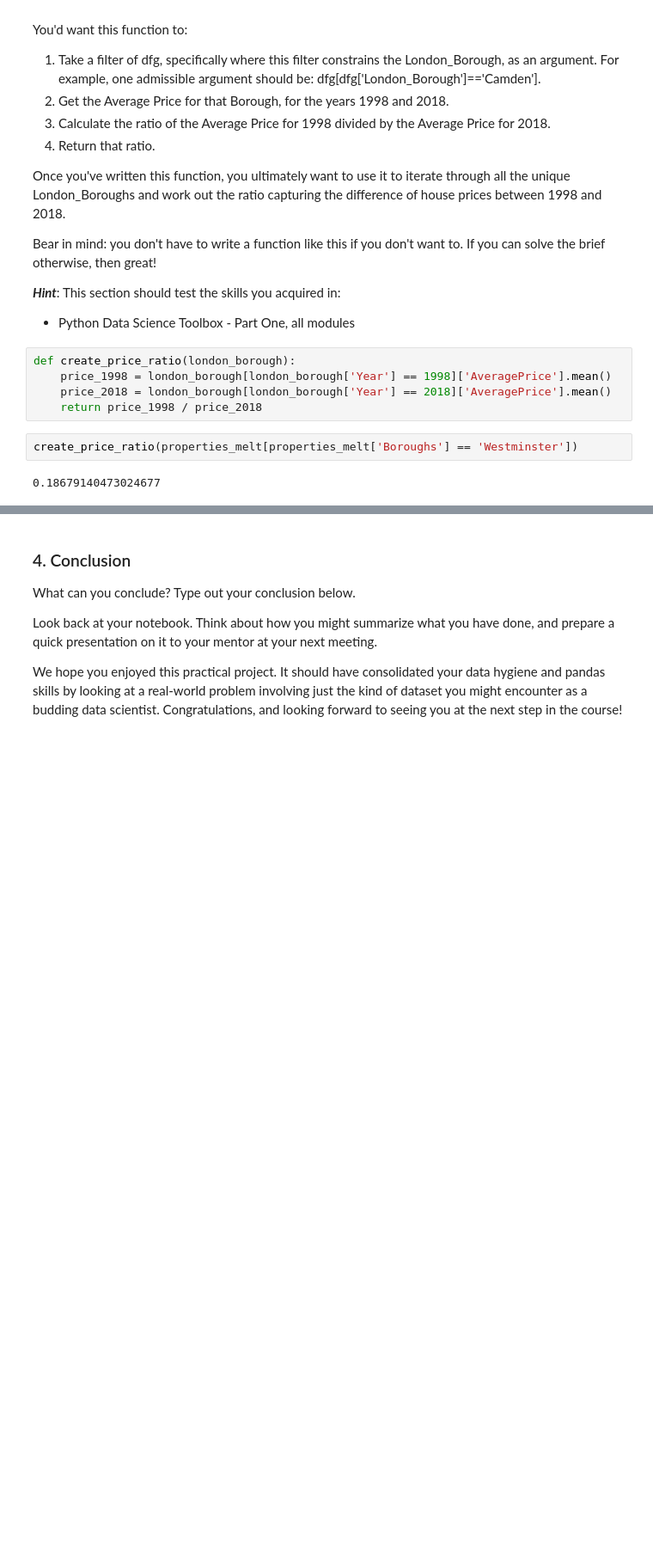
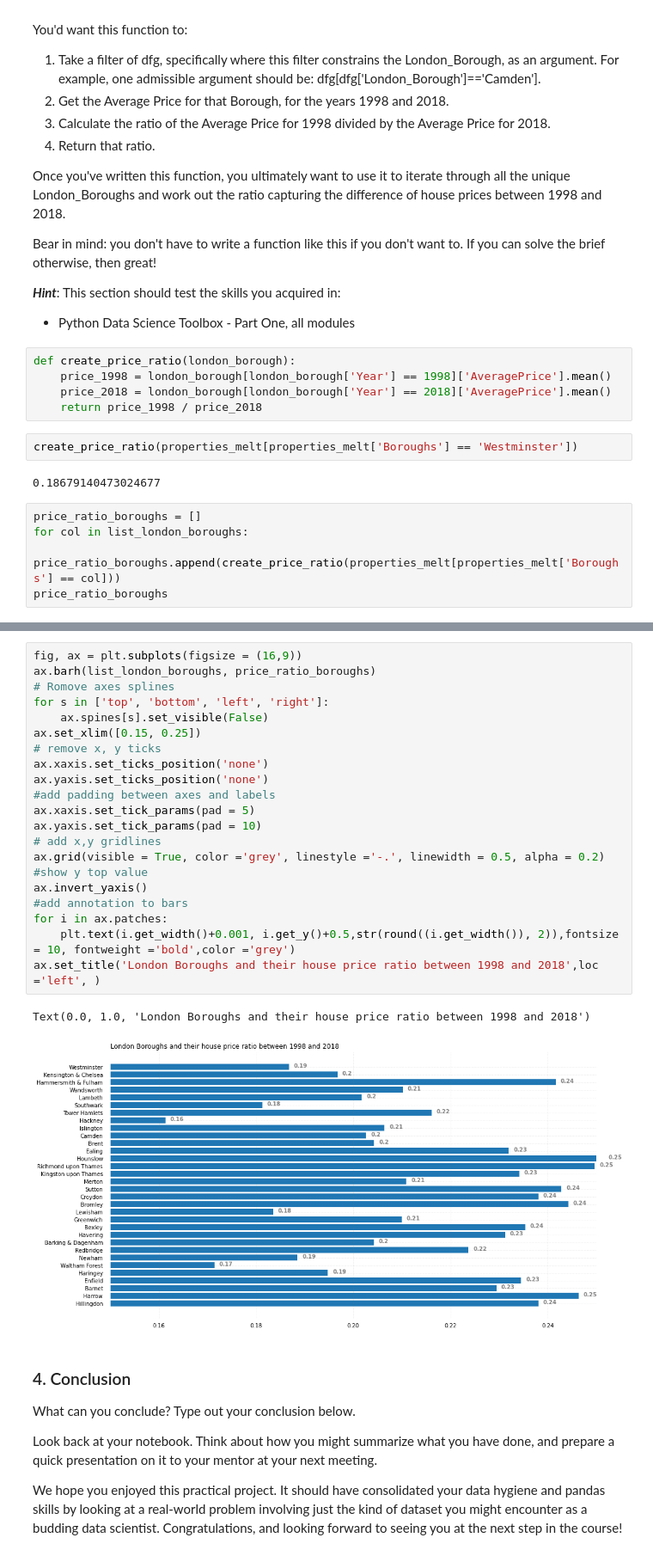
Before and after one commit to rikki731/springboard, a Jupyter notebook: Unit4Challenge-Tier3.ipynb, the cells around one changed output, grey strips where cells are left out. Shown: that part at 86% size. Drawn from its saved outputs; the diff is of its cells as text; blank space fills up the shorter version.

```diff
--- a/Unit4Challenge-Tier3.ipynb
+++ b/Unit4Challenge-Tier3.ipynb
@@ -243,3 +259,8 @@ def create_price_ratio(london_borough):
 create_price_ratio(properties_melt[properties_melt['Boroughs'] == 'Westminster'])
 # %% [output]
 0.18679140473024677
+# %%
+price_ratio_boroughs = []
+for col in list_london_boroughs:
+    price_ratio_boroughs.append(create_price_ratio(properties_melt[properties_melt['Boroughs'] == col]))
+price_ratio_boroughs
@@ -246,3 +285,27 @@ create_price_ratio(properties_melt[properties_melt['Boroughs'] == 'Westminster']
+# %%
+fig, ax = plt.subplots(figsize = (16,9))
+ax.barh(list_london_boroughs, price_ratio_boroughs)
+# Romove axes splines
+for s in ['top', 'bottom', 'left', 'right']:
+    ax.spines[s].set_visible(False)
+ax.set_xlim([0.15, 0.25])
+# remove x, y ticks
+ax.xaxis.set_ticks_position('none')
+ax.yaxis.set_ticks_position('none')
+#add padding between axes and labels
+ax.xaxis.set_tick_params(pad = 5)
+ax.yaxis.set_tick_params(pad = 10)
+# add x,y gridlines
+ax.grid(visible = True, color ='grey', linestyle ='-.', linewidth = 0.5, alpha = 0.2)
+#show y top value
+ax.invert_yaxis()
+#add annotation to bars
+for i in ax.patches:
+    plt.text(i.get_width()+0.001, i.get_y()+0.5,str(round((i.get_width()), 2)),fontsize = 10, fontweight ='bold',color ='grey')
+ax.set_title('London Boroughs and their house price ratio between 1998 and 2018',loc ='left', )
+# %% [output]
+Text(0.0, 1.0, 'London Boroughs and their house price ratio between 1998 and 2018')
+[figure, added]
 # %% [markdown]
 ### 4. Conclusion
 What can you conclude? Type out your conclusion below.
```
Also changed, not shown: parts of 3 cells of this notebook.
